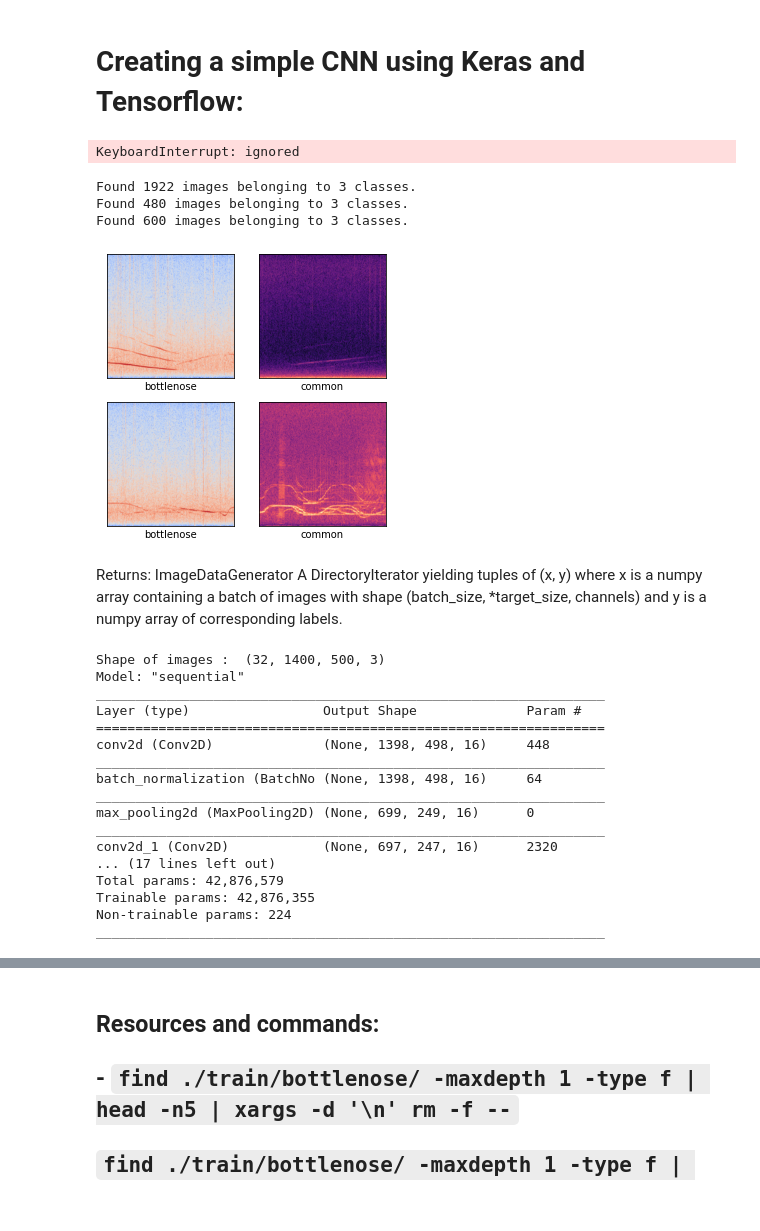
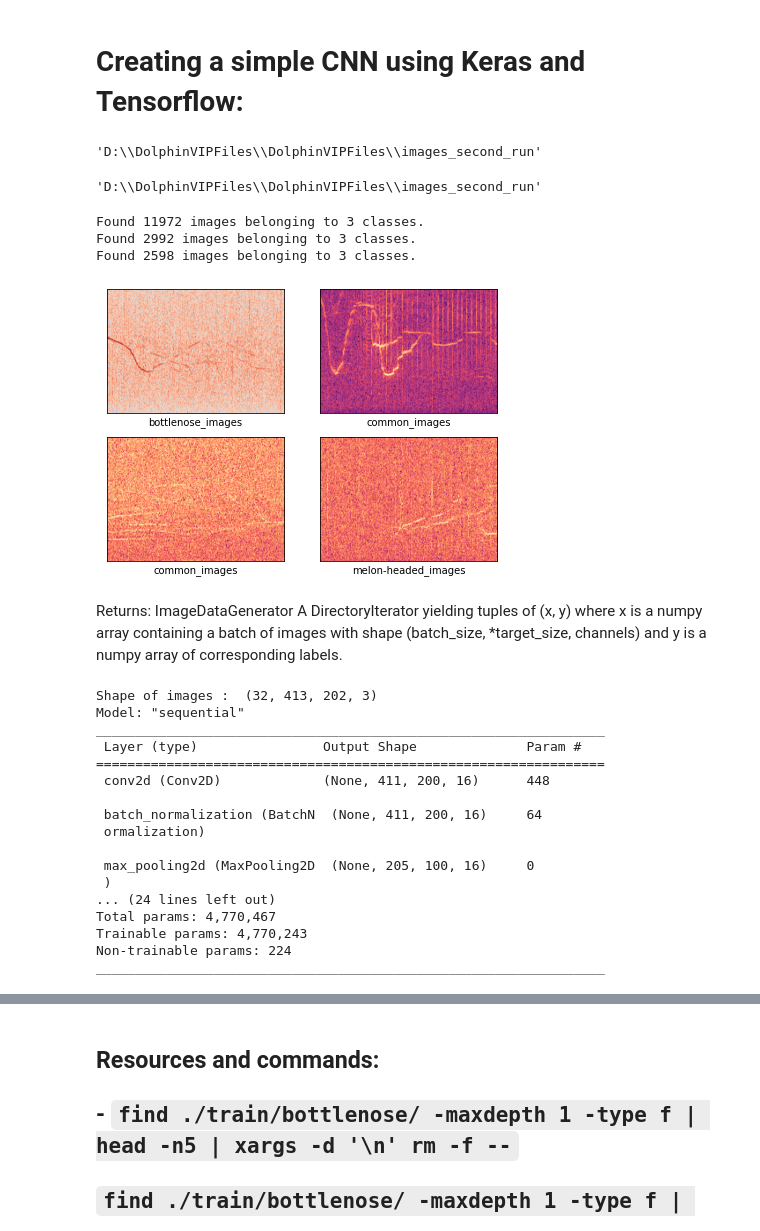
Before and after one commit to JoshWheeler08/DolphinAcoustics-Classifier, a Jupyter notebook: vip_dolphin.ipynb, the cells around one changed output, grey strips where cells are left out. Drawn from its saved outputs; the diff is of its cells as text; code cells hidden in the pictures.

```diff
--- a/vip_dolphin.ipynb
+++ b/vip_dolphin.ipynb
@@ -157,12 +174,12 @@ KeyboardInterrupt: ignored
 # %% [markdown]
 # Creating a simple CNN using Keras and Tensorflow:
 # %%
-from google.colab import drive
-drive.mount('/content/drive')
+#from google.colab import drive
+#drive.mount('/content/drive')
 
-!ls "/content/drive/My Drive"
+#!ls D:/DolphinVIPFiles/DolphinVIPFiles/images_second_run
 # %% [output]
-KeyboardInterrupt: ignored
+'D:\\DolphinVIPFiles\\DolphinVIPFiles\\images_second_run'
 # %%
 import matplotlib.pyplot as plt
 import numpy as np
@@ -180,11 +197,16 @@ from tensorflow.keras import layers, models # For specifying the type of layer (
 from tensorflow.keras.models import Sequential
 
 from sklearn.metrics import classification_report
+# %%
+os.chdir('D:/DolphinVIPFiles/DolphinVIPFiles/images_second_run')
+os.getcwd()
+# %% [output]
+'D:\\DolphinVIPFiles\\DolphinVIPFiles\\images_second_run'
 # %%
-IMAGE_SHAPE = (1400,500)
+IMAGE_SHAPE = (413,202)
 
-TRAINING_DATA_DIR = '/content/drive/MyDrive/images_dataset_googledrive/train/'
-TEST_DATA_DIR = '/content/drive/MyDrive/images_dataset_googledrive/test/'
+TRAINING_DATA_DIR = r'D:/DolphinVIPFiles/DolphinVIPFiles/images_second_run/train2'
+TEST_DATA_DIR = r'D:/DolphinVIPFiles/DolphinVIPFiles/images_second_run/test2'
 
 train_datagen = ImageDataGenerator(
     rescale=1./255,
@@ -213,24 +235,25 @@ test_generator = ImageDataGenerator(
                       target_size=IMAGE_SHAPE
                       )
 # %% [output]
-Found 1922 images belonging to 3 classes.
-Found 480 images belonging to 3 classes.
-Found 600 images belonging to 3 classes.
+Found 11972 images belonging to 3 classes.
+Found 2992 images belonging to 3 classes.
+Found 2598 images belonging to 3 classes.
 # %%
 # Visualise the data
 images = iter(train_generator[0][0])
 labels = iter(train_generator[0][1])
 
 classes = dict((v,k) for k,v in (train_generator.class_indices).items())
 
-fig, ax = plt.subplots(2,2, figsize=(5,5))
+fig, ax = plt.subplots(2,2, figsize=(7,5))
 for sp in ax.reshape(-1):
   sp.set_xticks([])
   sp.set_yticks([])
   sp.imshow(next(images), aspect='auto')
   label_index = np.where(next(labels)==1)[0][0]
   sp.set_xlabel(classes.get(label_index))
 plt.show()
+fig.savefig('image.pdf')
 # %% [output]
-[figure, old version]
+[figure, new version]
 # %% [markdown]
@@ -245,7 +269,7 @@ A DirectoryIterator yielding tuples of (x, y) where x is a numpy array containin
 print("Shape of images : ", train_generator[0][0].shape)
 model = models.Sequential()
 # (3,3) = kernel size
-model.add(layers.Conv2D(16, (3, 3), activation='relu', input_shape=(1400, 500, 3)))
+model.add(layers.Conv2D(16, (3, 3), activation='relu', input_shape=(413, 202, 3)))
 model.add(layers.BatchNormalization())
 model.add(layers.MaxPooling2D(pool_size=(2, 2))) # 32 filters
 model.add(layers.Conv2D(16, (3, 3), activation='relu')) # 64 filters
@@ -261,21 +285,21 @@ model.add(layers.Dense(3, activation="softmax"))
 
 model.summary()
 # %% [output]
-Shape of images :  (32, 1400, 500, 3)
+Shape of images :  (32, 413, 202, 3)
 Model: "sequential"
 _________________________________________________________________
-Layer (type)                 Output Shape              Param #
+ Layer (type)                Output Shape              Param #
 =================================================================
-conv2d (Conv2D)              (None, 1398, 498, 16)     448
-_________________________________________________________________
-batch_normalization (BatchNo (None, 1398, 498, 16)     64
-_________________________________________________________________
-max_pooling2d (MaxPooling2D) (None, 699, 249, 16)      0
-_________________________________________________________________
-conv2d_1 (Conv2D)            (None, 697, 247, 16)      2320
-... (17 lines left out)
-Total params: 42,876,579
-Trainable params: 42,876,355
+ conv2d (Conv2D)             (None, 411, 200, 16)      448
+
+ batch_normalization (BatchN  (None, 411, 200, 16)     64
+ ormalization)
+
+ max_pooling2d (MaxPooling2D  (None, 205, 100, 16)     0
+ )
+... (24 lines left out)
+Total params: 4,770,467
+Trainable params: 4,770,243
 Non-trainable params: 224
 _________________________________________________________________
 # %%
```
Also changed, not shown: parts of 8 cells of this notebook.
